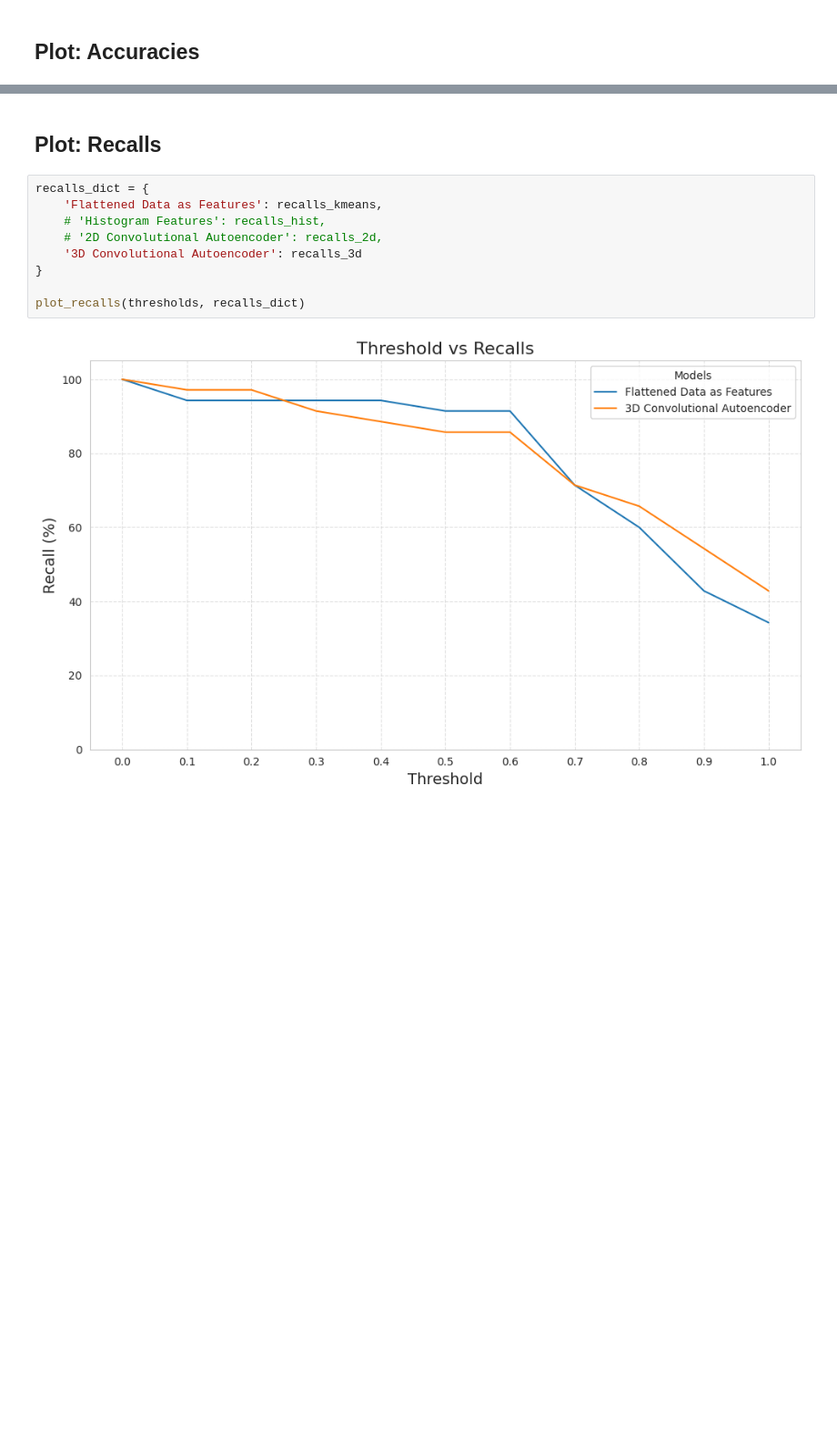
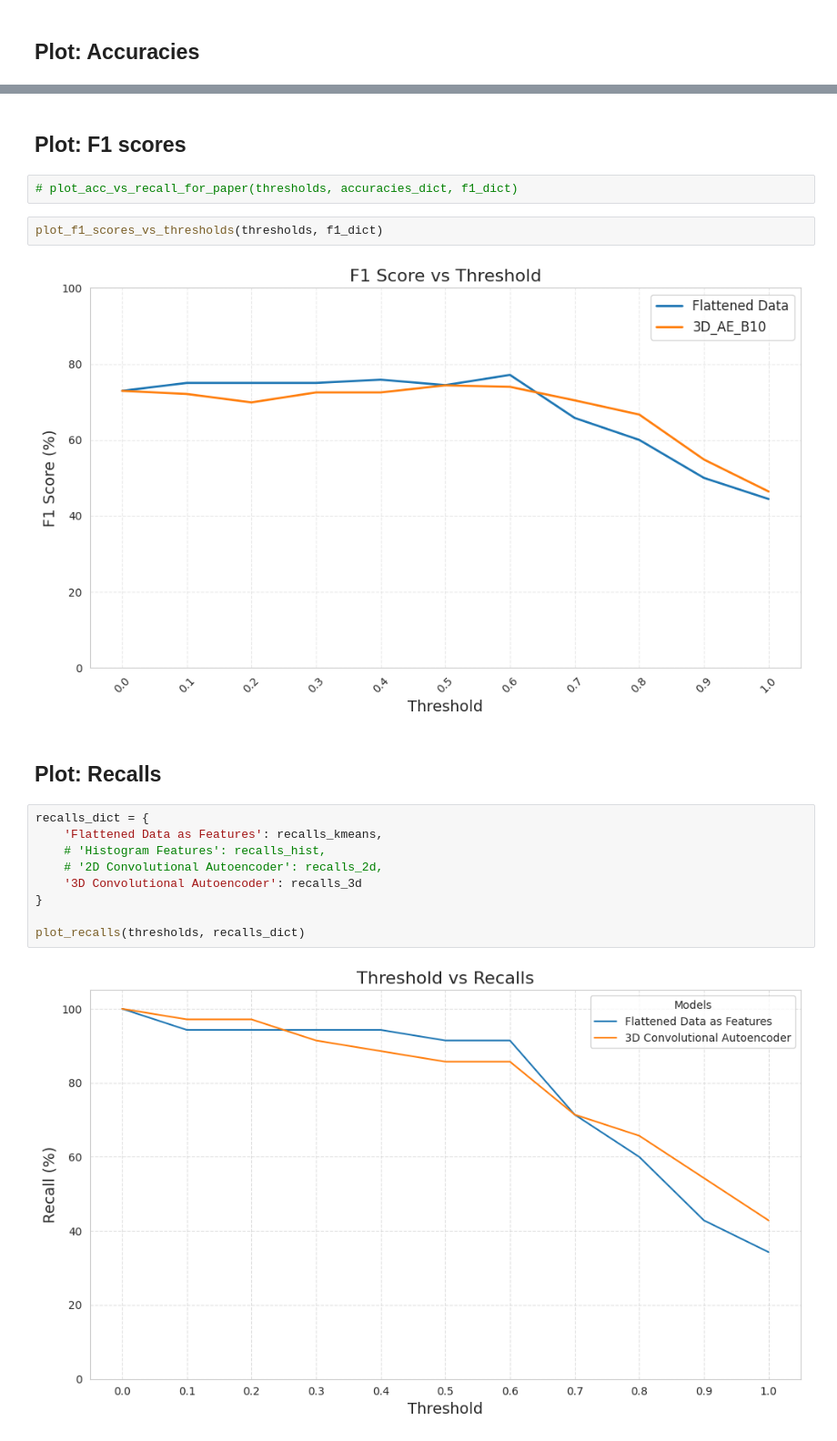
Before and after one commit to bhumikasadbhave/Master-Thesis-SITS, a Jupyter notebook: Experimentation/threshold-experimentation.ipynb, the cells around one changed output, grey strips where cells are left out. Shown: that part at 91% size. Drawn from its saved outputs; the diff is of its cells as text; blank space fills up the shorter version.

```diff
--- a/Experimentation/threshold-experimentation.ipynb
+++ b/Experimentation/threshold-experimentation.ipynb
@@ -473,3 +482,11 @@ plot_acc_vs_recall_for_paper(thresholds, precisions_dict, recalls_dict)
+# %% [markdown]
+## Plot: F1 scores
+# %%
+# plot_acc_vs_recall_for_paper(thresholds, accuracies_dict, f1_dict)
+# %%
+plot_f1_scores_vs_thresholds(thresholds, f1_dict)
+# %% [output]
+[figure, added]
 # %% [markdown]
 ## Plot: Recalls
 # %%
```
Also changed, not shown: parts of 4 cells of this notebook, 1 other file.
